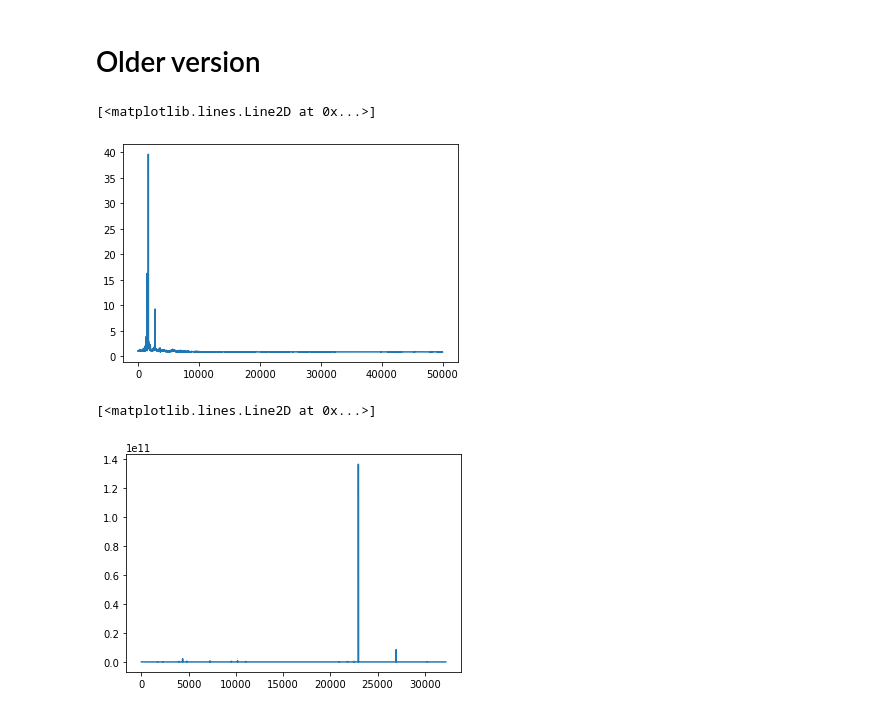
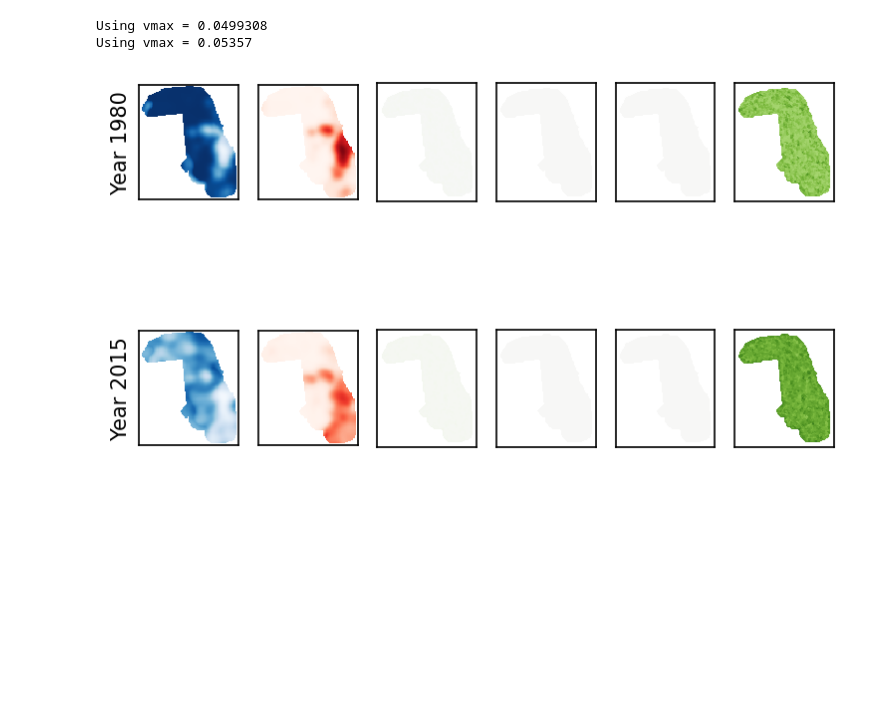
Before and after one commit to jcolen/sociohydro, a Jupyter notebook: physical_bottleneck/physical_bottleneck.ipynb, the cells around one changed output. Cells and saved outputs as stored; diff of their text form; code cells hidden in the pictures; blank space fills up the shorter version.

Commit message:
pbnn tentatively works, reorg of pinn

```diff
--- a/physical_bottleneck/physical_bottleneck.ipynb
+++ b/physical_bottleneck/physical_bottleneck.ipynb
@@ -32,9 +29,10 @@ def plot_mesh(ax, f, mesh, lw=False, scale=1, vmin=0, vmax=1, **kwargs):
         ax.tripcolor(x, y, f * scale, triangles=tri, vmin=vmin, vmax=vmax, **kwargs)
     ax.set(xticks=[], yticks=[])
 
-from data_processing import StationaryDataset
+from data_processing import CensusDataset
 county = 'cook_IL'
-dataset = StationaryDataset(county)
+dataset = CensusDataset(county)
+dataset.validate()
 
 fig, ax = plt.subplots(3, 2, dpi=150, sharey=True, sharex=True)
 
@@ -62,10 +60,10 @@ Dbb.vector()[:] = sample['control_arr'][3*N:4*N]
 GammaW = d_ad.Constant(sample['control_arr'][4*N], name='gammaW')
 GammaB = d_ad.Constant(sample['control_arr'][4*N+1], name='gammaB')
 dt = d_ad.Constant(sample['dt'], name='dt')
-#w0 = scalar_img_to_mesh(sample['wb0'][0], sample['x'], sample['y'], sample['FctSpace'])
-#b0 = scalar_img_to_mesh(sample['wb0'][1], sample['x'], sample['y'], sample['FctSpace'])
-w0.vector()[:] = sample['control_arr'][4*N+3:5*N+3]
-b0.vector()[:] = sample['control_arr'][5*N+3:6*N+3]
+w0 = scalar_img_to_mesh(sample['wb0'][0], sample['x'], sample['y'], sample['FctSpace'])
+b0 = scalar_img_to_mesh(sample['wb0'][1], sample['x'], sample['y'], sample['FctSpace'])
+#w0.vector()[:] = sample['control_arr'][4*N+3:5*N+3]
+#b0.vector()[:] = sample['control_arr'][5*N+3:6*N+3]
 
 wb, _, _ = sample['pde_forward'](Dww, Dwb, Dbw, Dbb, GammaW, GammaB, 10, w0, b0, dataset.mesh)
 w1, b1 = wb.split(True)
@@ -297,2 +87,0 @@ plt.plot(val_loss)
-# %% [markdown]
-# Older version
@@ -347,5 +87,0 @@ with tqdm(total=n_steps) as pbar:
-# %%
-plt.plot(loss_history)
-# %% [output]
-[<matplotlib.lines.Line2D at 0x...>]
-[figure, removed]
@@ -396,5 +88,41 @@ with tqdm(total=n_steps) as pbar:
-# %%
-plt.plot(loss_history)
-# %% [output]
-[<matplotlib.lines.Line2D at 0x...>]
-[figure, removed]
+# %%
+from pbnn import *
+
+def plot(ax, sample, model, vmax=None):
+    ax[0].pcolormesh(sample['x'], sample['y'], sample['wb0'][0], cmap='Blues', vmax=1, vmin=0)
+    ax[1].pcolormesh(sample['x'], sample['y'], sample['wb0'][1], cmap='Reds', vmax=1, vmin=0)
+
+    with torch.no_grad(), d_ad.stop_annotating():
+        sample['wb0'] = sample['wb0'].to(device)
+        Dij, Dij_mesh, gammas = model.forward(sample['wb0'][None],
+                                              sample['FctSpace'],
+                                              (sample['x'], sample['y']))
+        Dij = Dij_mesh.reshape([4, -1])
+        Dij = Dij.detach().cpu().numpy()
+
+    if vmax is None:
+        vmax = np.max(np.abs(Dij))
+        print(f'Using vmax = {vmax:g}')
+
+    for i in range(4):
+        plot_mesh(ax[2+i], Dij[i], dataset.mesh, cmap='PiYG', vmin=-vmax, vmax=vmax)
+
+    for a in ax:
+        a.set_aspect('equal')
+        a.set(xticks=[], yticks=[])
+
+    ax[0].set_ylabel(f'Year {sample["t"]:g}')
+
+    return sample['wb0'].detach().cpu().numpy(), Dij
+
+model = DiagonalOnlyPBNN().to(device)
+info = torch.load('dynamic/DiagonalOnlyPBNN.ckpt', map_location='cpu')
+model.load_state_dict(info['state_dict'])
+
+fig, ax = plt.subplots(2, 6, dpi=150)
+plot(ax[0], dataset[0], model)
+plot(ax[1], dataset[35], model);
+# %% [output]
+Using vmax = 0.0499308
+Using vmax = 0.05357
+[figure, added]
```
Also changed, not shown: parts of 11 cells of this notebook, 35 other files.
